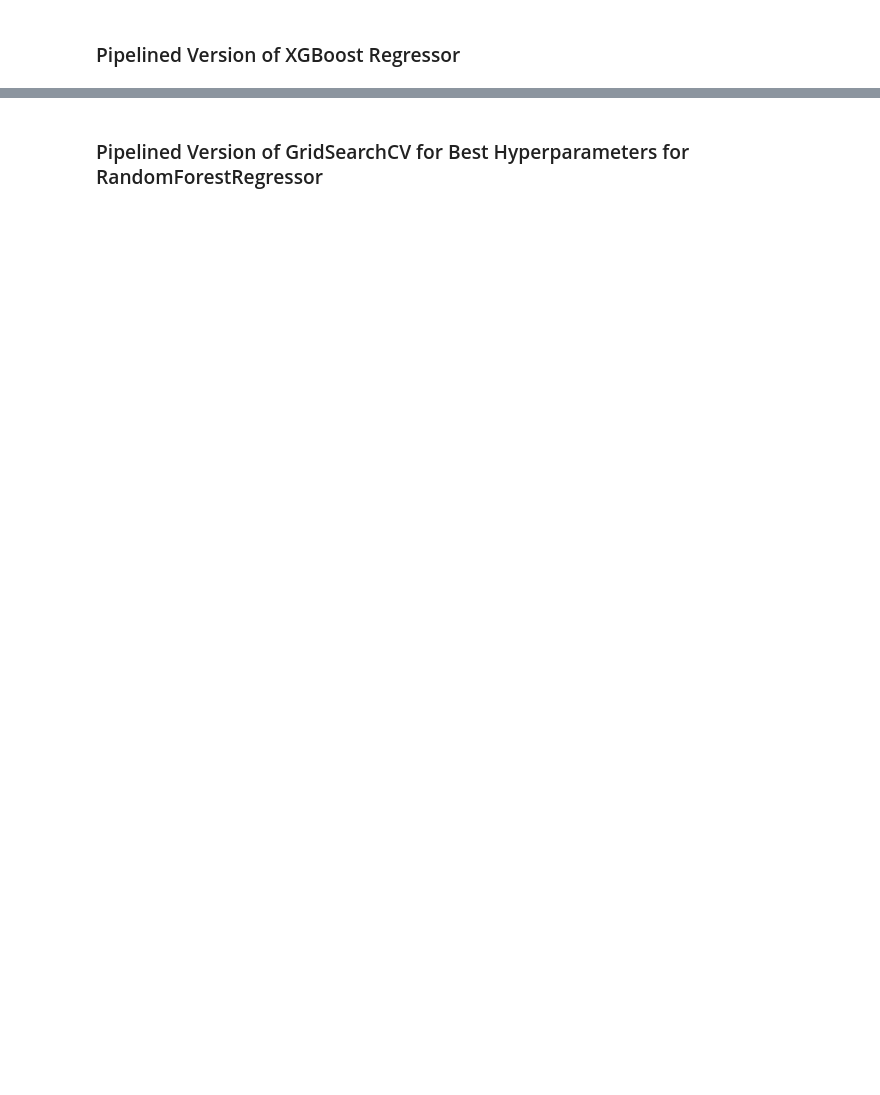
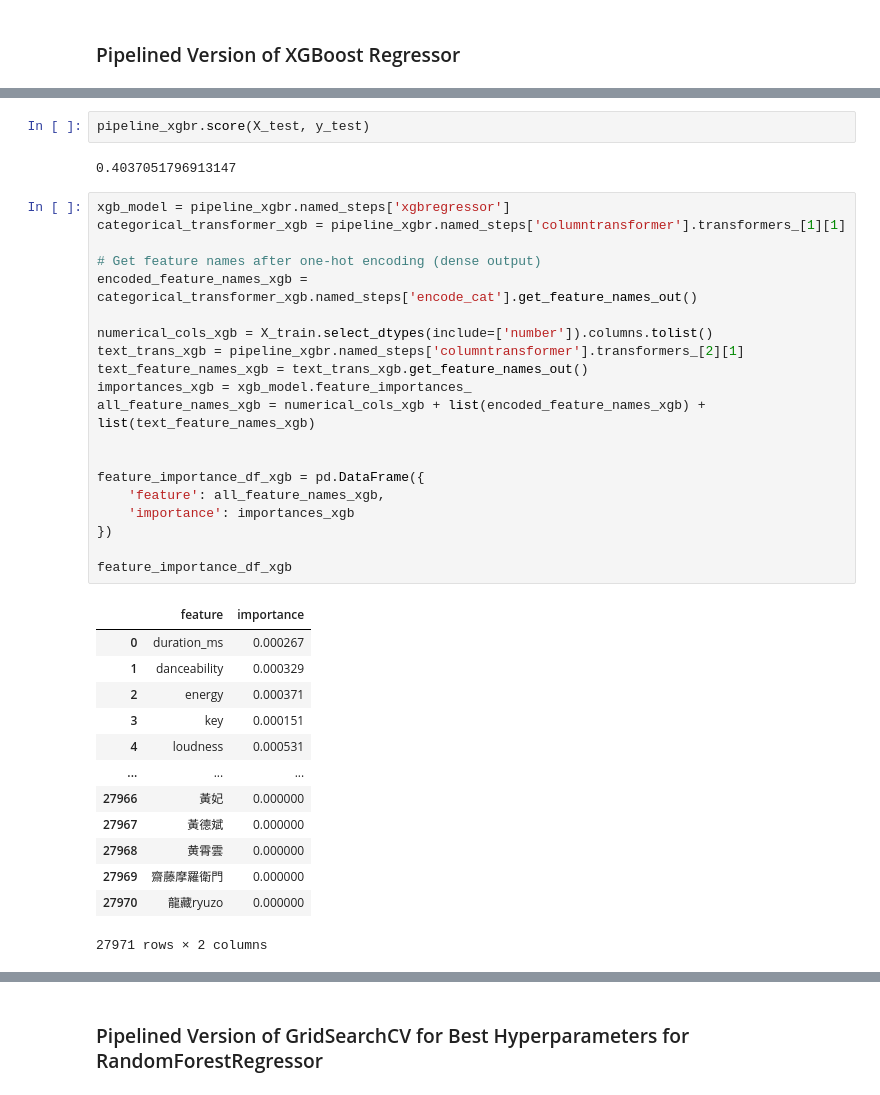
Before and after one commit to shreyamusini/song_popularity_dsc_148_final_project, a Jupyter notebook: eda_shreya.ipynb, the cells around one changed output, grey strips where cells are left out. Saved outputs shown, nothing was run; the diff lists cells and outputs as text; blank space fills up the shorter version.

```diff
--- a/eda_shreya.ipynb
+++ b/eda_shreya.ipynb
@@ -476,0 +524,38 @@ root_mean_squared_error(y_test, y_pred_pipe_xgbr)
+# %%
+pipeline_xgbr.score(X_test, y_test)
+# %% [output]
+0.4037051796913147
+# %%
+xgb_model = pipeline_xgbr.named_steps['xgbregressor']
+categorical_transformer_xgb = pipeline_xgbr.named_steps['columntransformer'].transformers_[1][1]
+
+# Get feature names after one-hot encoding (dense output)
+encoded_feature_names_xgb = categorical_transformer_xgb.named_steps['encode_cat'].get_feature_names_out()
+
+numerical_cols_xgb = X_train.select_dtypes(include=['number']).columns.tolist()
+text_trans_xgb = pipeline_xgbr.named_steps['columntransformer'].transformers_[2][1]
+text_feature_names_xgb = text_trans_xgb.get_feature_names_out()
+importances_xgb = xgb_model.feature_importances_
+all_feature_names_xgb = numerical_cols_xgb + list(encoded_feature_names_xgb) + list(text_feature_names_xgb)
+
+
+feature_importance_df_xgb = pd.DataFrame({
+    'feature': all_feature_names_xgb,
+    'importance': importances_xgb
+})
+
+feature_importance_df_xgb
+# %% [output]
+|  | feature | importance |
+| 0 | duration_ms | 0.000267 |
+| 1 | danceability | 0.000329 |
+| 2 | energy | 0.000371 |
+| 3 | key | 0.000151 |
+| 4 | loudness | 0.000531 |
+| ... | ... | ... |
+| 27966 | 黃妃 | 0.000000 |
+| 27967 | 黃德斌 | 0.000000 |
+| 27968 | 黄霄雲 | 0.000000 |
+| 27969 | 齋藤摩羅衛門 | 0.000000 |
+| 27970 | 龍藏ryuzo | 0.000000 |
+27971 rows × 2 columns
```
Also changed, not shown: parts of 48 cells of this notebook.
